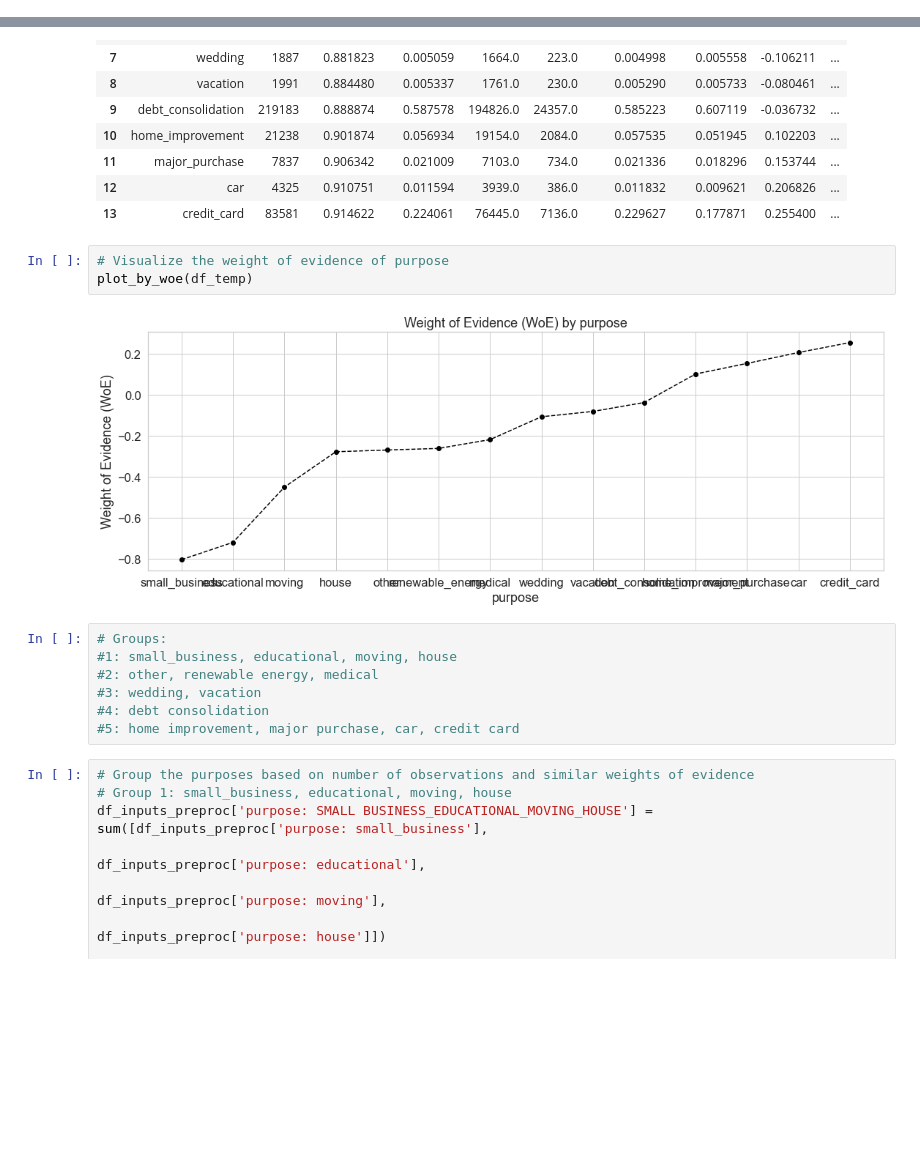
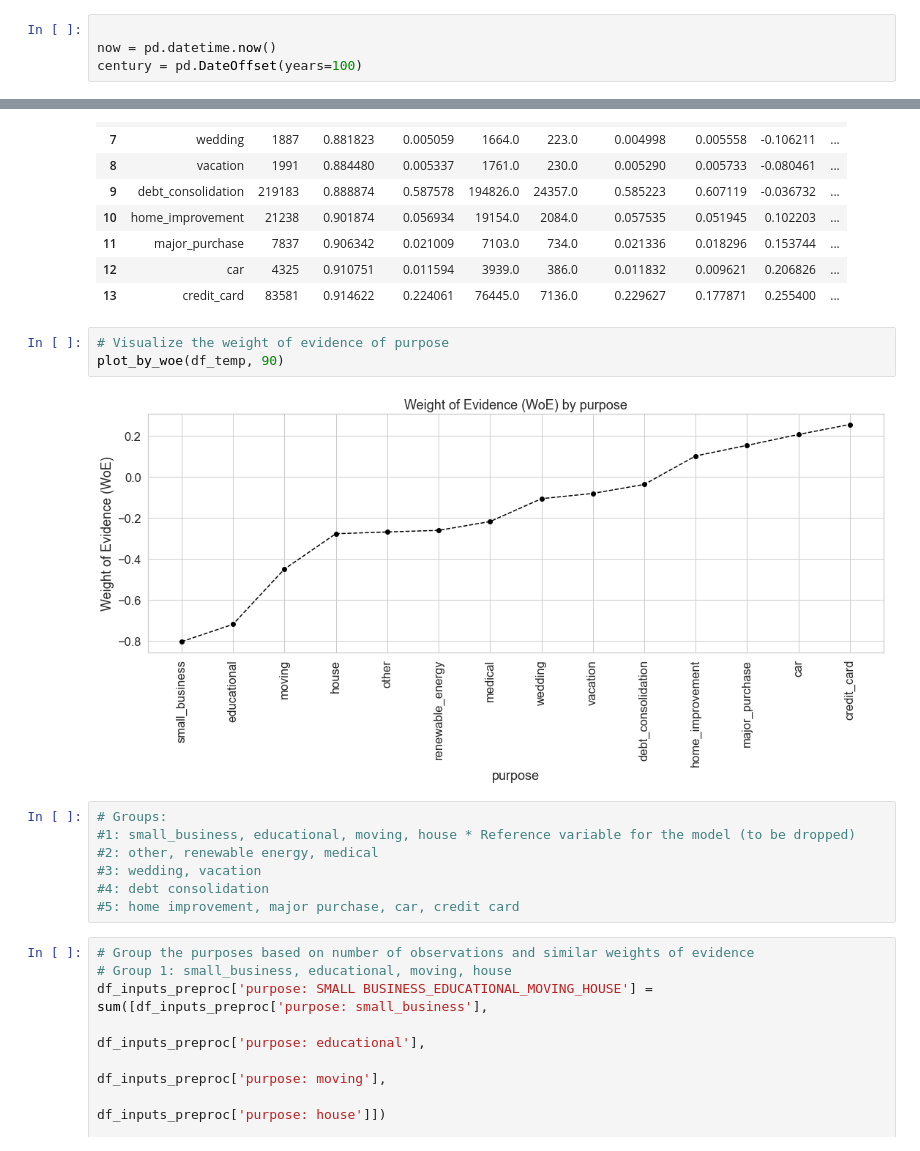
Before and after one commit to ai-portfolio/credit_risk_modeling, a Jupyter notebook: lib/notebooks/1.0_credit_risk_modeling_eda_ng.ipynb, the cells around one changed output, grey strips where cells are left out. Drawn from its saved outputs; the diff is of its cells as text; blank space fills up the shorter version.

```diff
--- a/lib/notebooks/1.0_credit_risk_modeling_eda_ng.ipynb
+++ b/lib/notebooks/1.0_credit_risk_modeling_eda_ng.ipynb
@@ -346,6 +353,10 @@ df['earliest_cr_line_date']
 100361   2003-02-01
 100362   2000-02-01
 Name: earliest_cr_line_date, Length: 466285, dtype: datetime64[ns]
+# %%
+
+now = pd.datetime.now()
+century = pd.DateOffset(years=100)
 # %%
 # Fix date conversion for years earlier than 1969
 df['earliest_cr_line_date'] = np.where(df['earliest_cr_line_date'].dt.year > now.year, df['earliest_cr_line_date'] - pd.offsets.DateOffset(years=100), df['earliest_cr_line_date'])
@@ -1128,12 +1126,12 @@ df_temp
 | 13 | credit_card | 83581 | 0.914622 | 0.224061 | 76445.0 | 7136.0 | 0.229627 | 0.177871 | 0.255400 | ... |
 # %%
 # Visualize the weight of evidence of purpose
-plot_by_woe(df_temp)
+plot_by_woe(df_temp, 90)
 # %% [output]
-[figure, old version]
+[figure, new version]
 # %%
 # Groups:
-#1: small_business, educational, moving, house
+#1: small_business, educational, moving, house * Reference variable for the model (to be dropped)
 #2: other, renewable energy, medical
 #3: wedding, vacation
 #4: debt consolidation
```
Also changed, not shown: parts of 154 cells of this notebook.
